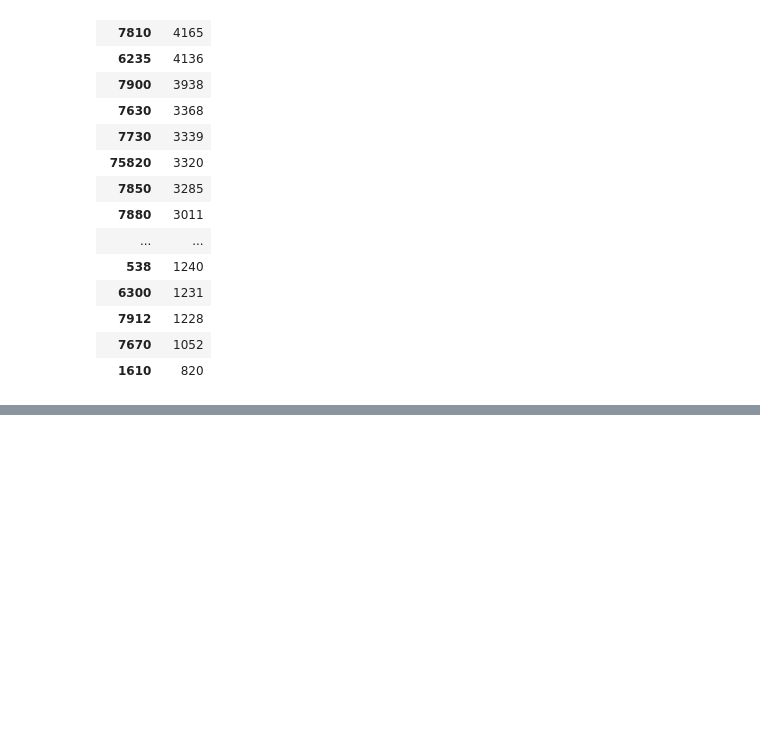
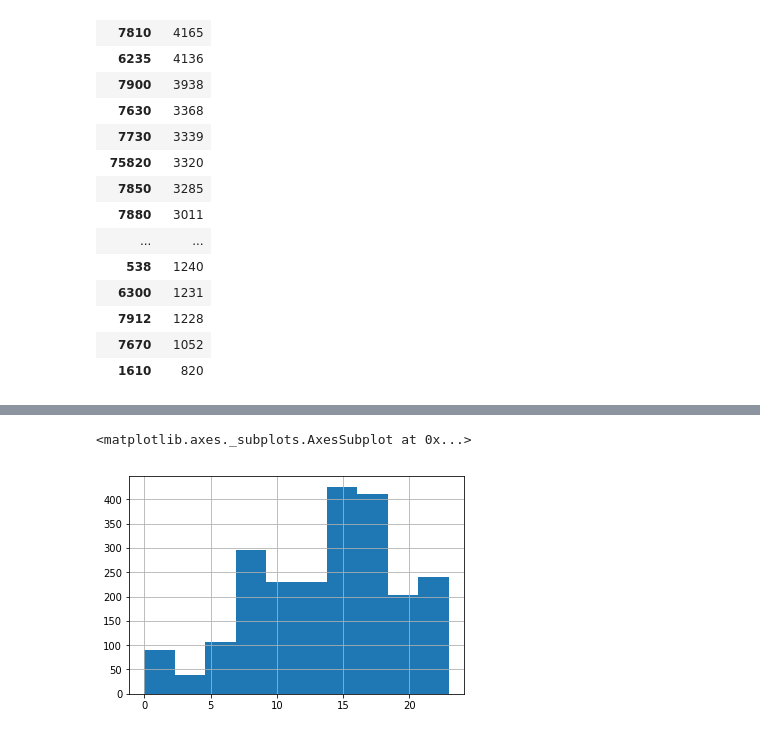
Before and after one commit to 350Seattle-Transportation-Team/gtfs-realtime, a Jupyter notebook: 03_e_segment_analysis.ipynb, the cells around one changed output, grey strips where cells are left out. Saved outputs shown, nothing was run; the diff lists cells and outputs as text; code cells hidden in the pictures; blank space fills up the shorter version.

```diff
--- a/03_e_segment_analysis.ipynb
+++ b/03_e_segment_analysis.ipynb
@@ -139,0 +175,11 @@ segment_gdf.groupby('trip_id').
+# %%
+# add weekday and hour cols so we can generate histograms for things like weekday rush-hour
+# mon = 0, sun = 6
+collapsed['weekday'] = collapsed.index.weekday
+collapsed['hour'] = (collapsed.index.hour - 8) % 24 # because index is in utc
+# %%
+# verify our timezone shift is correct, we should see majority of activity in afternoon
+collapsed['hour'].hist()
+# %% [output]
+<matplotlib.axes._subplots.AxesSubplot at 0x...>
+[figure, added]
```
Also changed, not shown: parts of 11 cells of this notebook, 2 other files.
